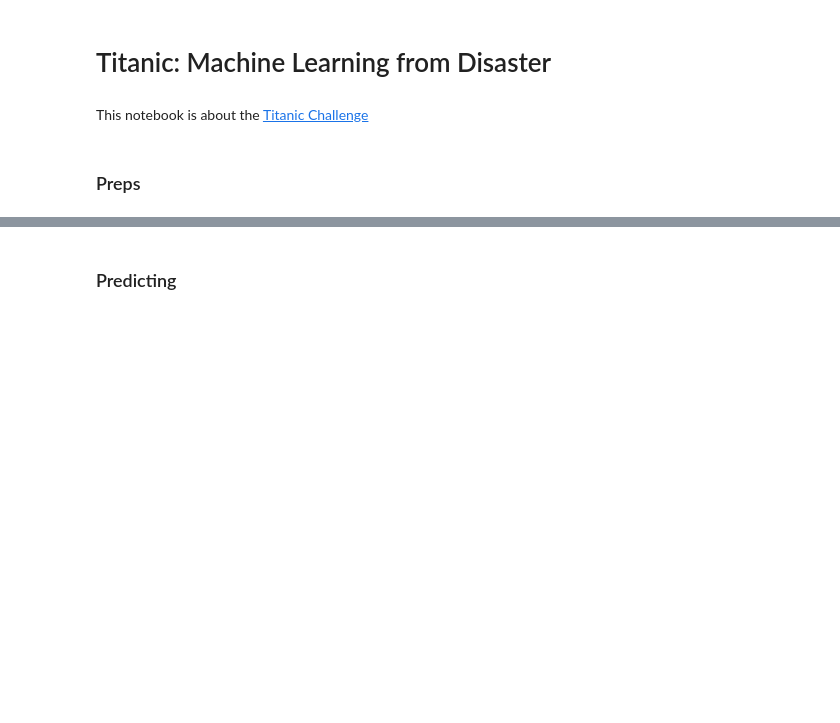
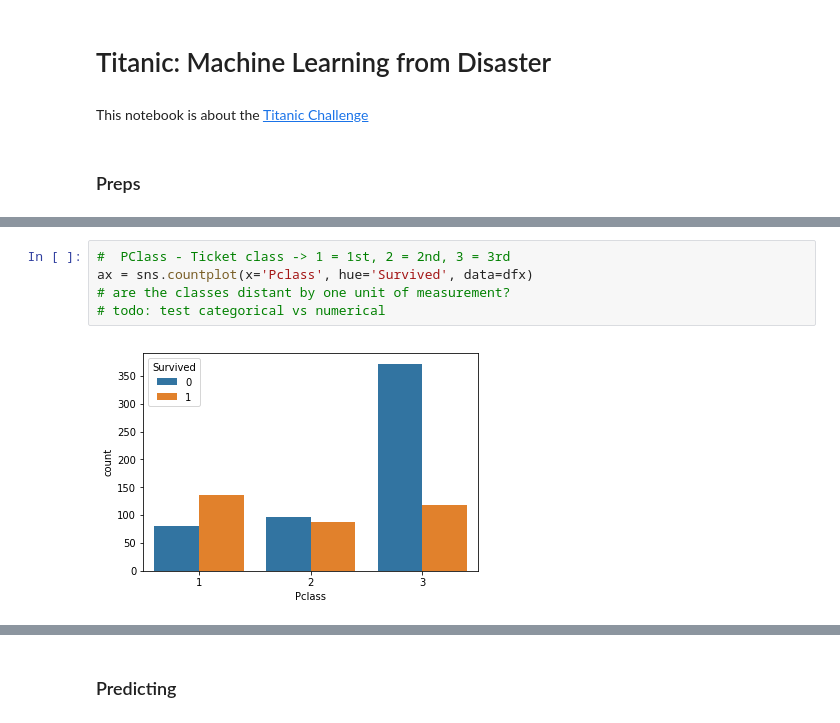
Before and after one commit to dtyszkajr/kaggle_random, a Jupyter notebook: kaggle_titanic.ipynb, the cells around one changed output, grey strips where cells are left out. Drawn from its saved outputs; the diff is of its cells as text; blank space fills up the shorter version.

```diff
--- a/kaggle_titanic.ipynb
+++ b/kaggle_titanic.ipynb
@@ -153,0 +149,7 @@ There is some categorical data, and some new features we can extract from column
+# %%
+#  PClass - Ticket class -> 1 = 1st, 2 = 2nd, 3 = 3rd
+ax = sns.countplot(x='Pclass', hue='Survived', data=dfx)
+# are the classes distant by one unit of measurement?
+# todo: test categorical vs numerical
+# %% [output]
+[figure, added]
```
Also changed, not shown: parts of 55 cells of this notebook, 1 other file.
